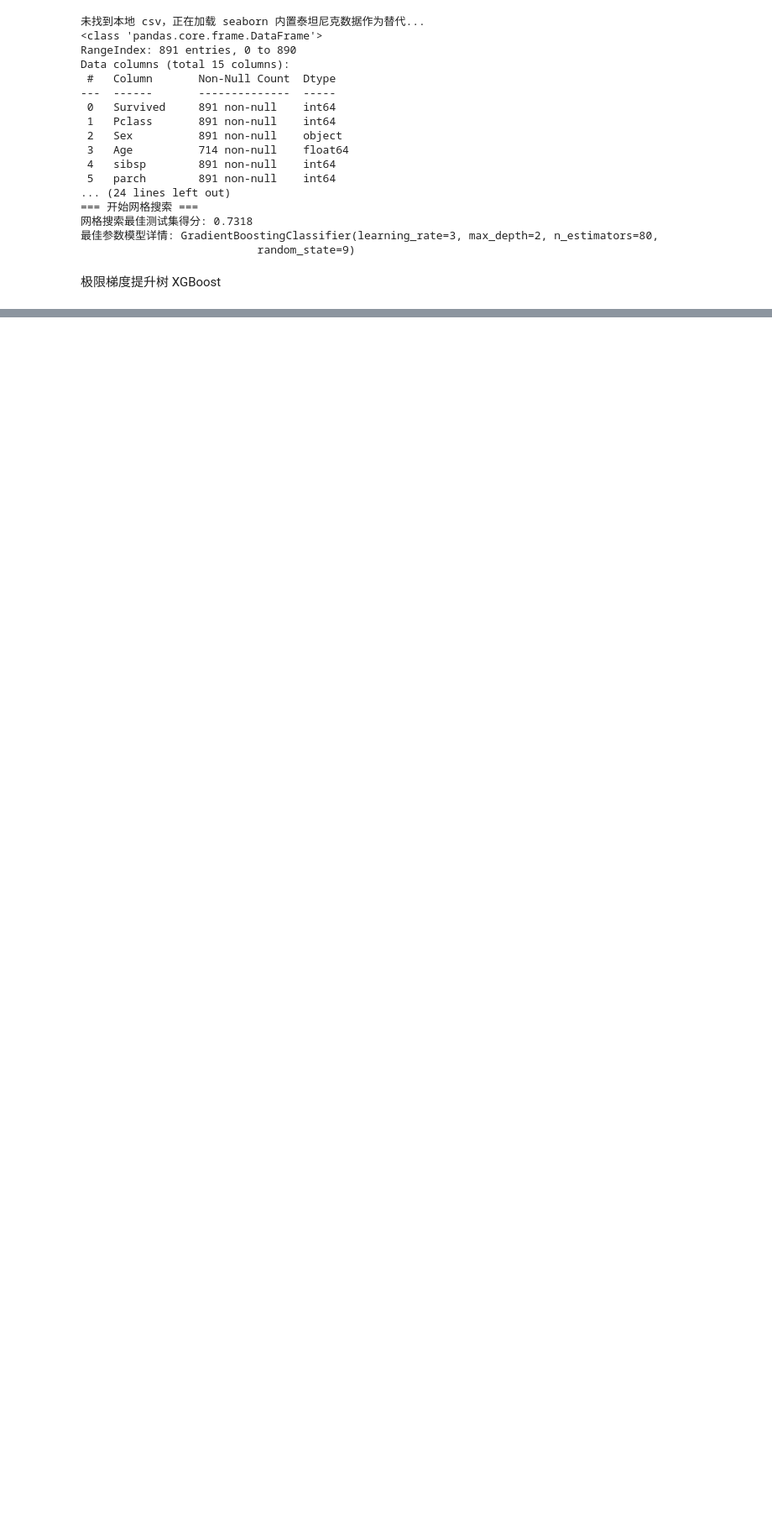
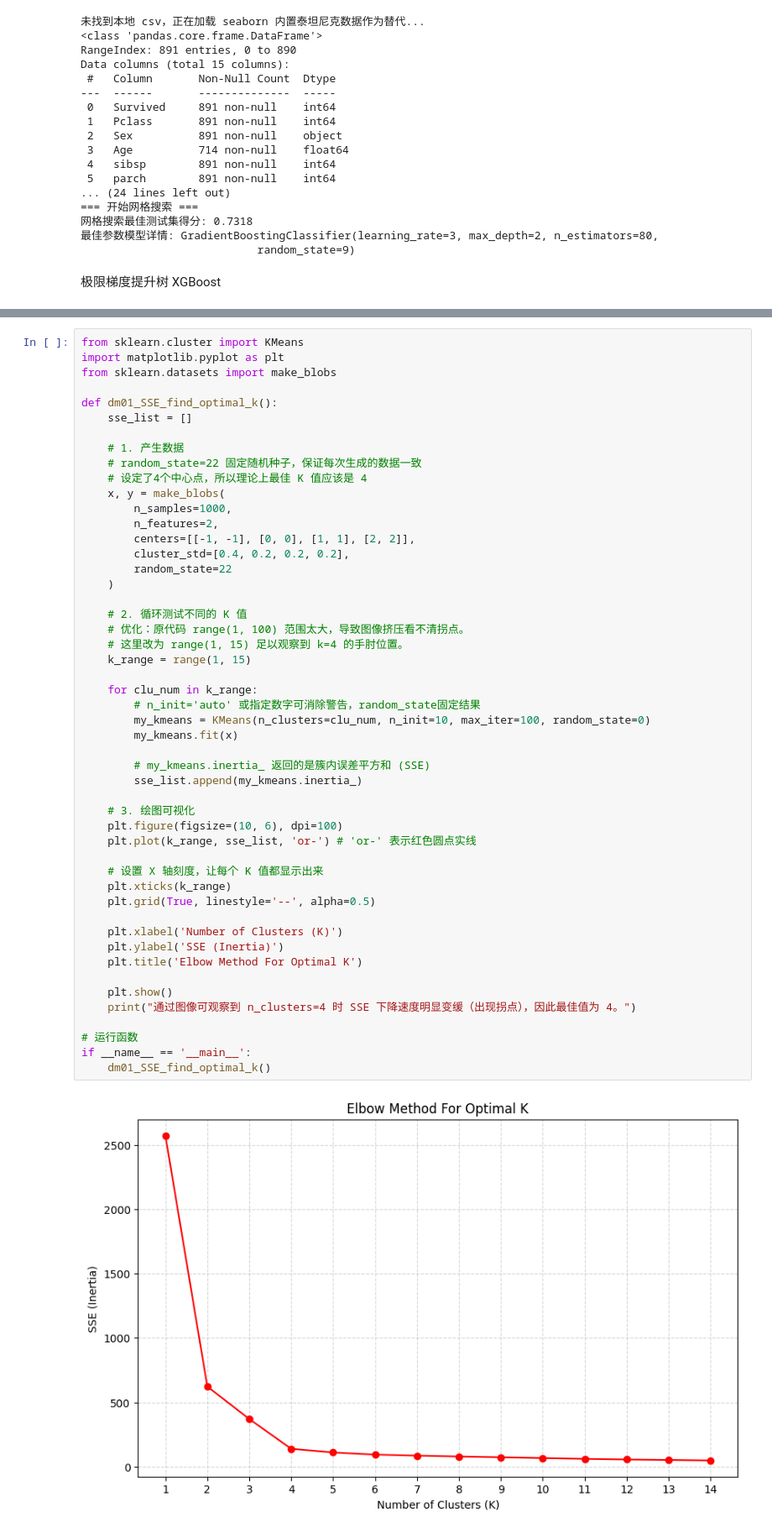
Before and after one commit to weishauixi/interesting, a Jupyter notebook: 学习.ipynb, the cells around one changed output, grey strips where cells are left out. Shown at 84% size. Drawn from its saved outputs; the diff is of its cells as text; blank space fills up the shorter version.

```diff
--- a/学习.ipynb
+++ b/学习.ipynb
@@ -1486,0 +1601,52 @@ estimator.best_params_--> {'eta': np.float64(0.4), 'max_depth': np.int64(4), 'n_
+# %%
+from sklearn.cluster import KMeans
+import matplotlib.pyplot as plt
+from sklearn.datasets import make_blobs
+
+def dm01_SSE_find_optimal_k():
+    sse_list = []
+
+    # 1. 产生数据
+    # random_state=22 固定随机种子，保证每次生成的数据一致
+    # 设定了4个中心点，所以理论上最佳 K 值应该是 4
+    x, y = make_blobs(
+        n_samples=1000,
+        n_features=2,
+        centers=[[-1, -1], [0, 0], [1, 1], [2, 2]],
+        cluster_std=[0.4, 0.2, 0.2, 0.2],
+        random_state=22
+    )
+
+    # 2. 循环测试不同的 K 值
+    # 优化：原代码 range(1, 100) 范围太大，导致图像挤压看不清拐点。
+    # 这里改为 range(1, 15) 足以观察到 k=4 的手肘位置。
+    k_range = range(1, 15)
+
+    for clu_num in k_range:
+        # n_init='auto' 或指定数字可消除警告，random_state固定结果
+        my_kmeans = KMeans(n_clusters=clu_num, n_init=10, max_iter=100, random_state=0)
+        my_kmeans.fit(x)
+
+        # my_kmeans.inertia_ 返回的是簇内误差平方和 (SSE)
+        sse_list.append(my_kmeans.inertia_)
+
+    # 3. 绘图可视化
+    plt.figure(figsize=(10, 6), dpi=100)
+    plt.plot(k_range, sse_list, 'or-') # 'or-' 表示红色圆点实线
+
+    # 设置 X 轴刻度，让每个 K 值都显示出来
+    plt.xticks(k_range)
+    plt.grid(True, linestyle='--', alpha=0.5)
+
+    plt.xlabel('Number of Clusters (K)')
+    plt.ylabel('SSE (Inertia)')
+    plt.title('Elbow Method For Optimal K')
+
+    plt.show()
+    print("通过图像可观察到 n_clusters=4 时 SSE 下降速度明显变缓（出现拐点），因此最佳值为 4。")
+
+# 运行函数
+if __name__ == '__main__':
+    dm01_SSE_find_optimal_k()
+# %% [output]
+[figure, added]
```
Also changed, not shown: parts of 7 cells of this notebook, 1 other file.
